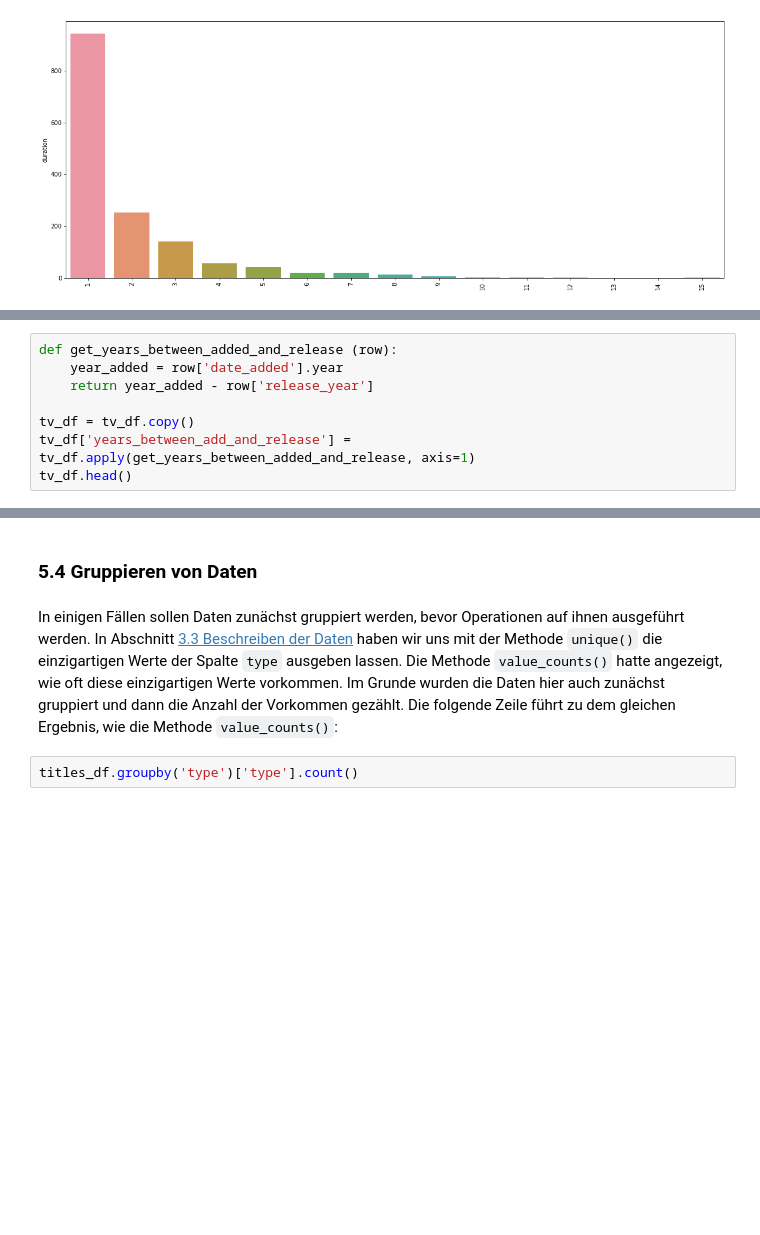
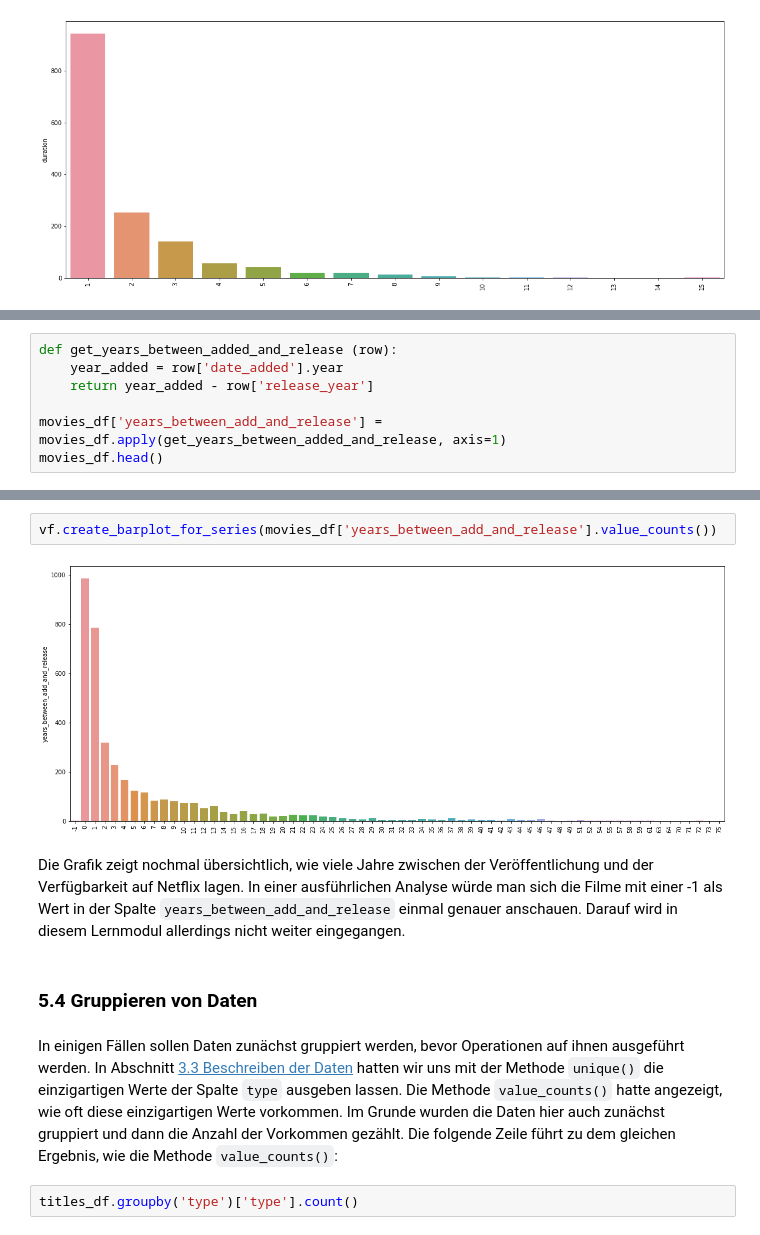
Before and after one commit to orca-nrw/lernmodul-pandas, a Jupyter notebook: index.ipynb, the cells around one changed output, grey strips where cells are left out. Saved outputs shown, nothing was run; the diff lists cells and outputs as text; blank space fills up the shorter version.

```diff
--- a/index.ipynb
+++ b/index.ipynb
@@ -1253,8 +1264,7 @@ def get_years_between_added_and_release (row):
     year_added = row['date_added'].year
     return year_added - row['release_year']
 
-tv_df = tv_df.copy()
-tv_df['years_between_add_and_release'] = tv_df.apply(get_years_between_added_and_release, axis=1)
-tv_df.head()
+movies_df['years_between_add_and_release'] = movies_df.apply(get_years_between_added_and_release, axis=1)
+movies_df.head()
 # %% [output]
 |  | id | type | title | director | cast | country | date_added | release_year | rating | duration | ... |
@@ -1266,7 +1276,13 @@ tv_df.head()
+# %%
+vf.create_barplot_for_series(movies_df['years_between_add_and_release'].value_counts())
+# %% [output]
+[figure, added]
+# %% [markdown]
+Die Grafik zeigt nochmal übersichtlich, wie viele Jahre zwischen der Veröffentlichung und der Verfügbarkeit auf Netflix lagen. In einer ausführlichen Analyse würde man sich die Filme mit einer -1 als Wert in der Spalte `years_between_add_and_release` einmal genauer anschauen. Darauf wird in diesem Lernmodul allerdings nicht weiter eingegangen.
 # %% [markdown]
 ### 5.4 Gruppieren von Daten
 # %% [markdown]
-In einigen Fällen sollen Daten zunächst gruppiert werden, bevor Operationen auf ihnen ausgeführt werden. In Abschnitt [3.3 Beschreiben der Daten](#datenBeschreiben) haben wir uns mit der Methode `unique()` die einzigartigen Werte der Spalte `type` ausgeben lassen. Die Methode `value_counts()` hatte angezeigt, wie oft diese einzigartigen Werte vorkommen. Im Grunde wurden die Daten hier auch zunächst gruppiert und dann die Anzahl der Vorkommen gezählt. Die folgende Zeile führt zu dem gleichen Ergebnis, wie die Methode `value_counts()`:
+In einigen Fällen sollen Daten zunächst gruppiert werden, bevor Operationen auf ihnen ausgeführt werden. In Abschnitt [3.3 Beschreiben der Daten](#3.3-Beschreiben-der-Daten) hatten wir uns mit der Methode `unique()` die einzigartigen Werte der Spalte `type` ausgeben lassen. Die Methode `value_counts()` hatte angezeigt, wie oft diese einzigartigen Werte vorkommen. Im Grunde wurden die Daten hier auch zunächst gruppiert und dann die Anzahl der Vorkommen gezählt. Die folgende Zeile führt zu dem gleichen Ergebnis, wie die Methode `value_counts()`:
 # %%
 titles_df.groupby('type')['type'].count()
 # %% [output]
```
Also changed, not shown: parts of 127 cells of this notebook, 4 other files.
